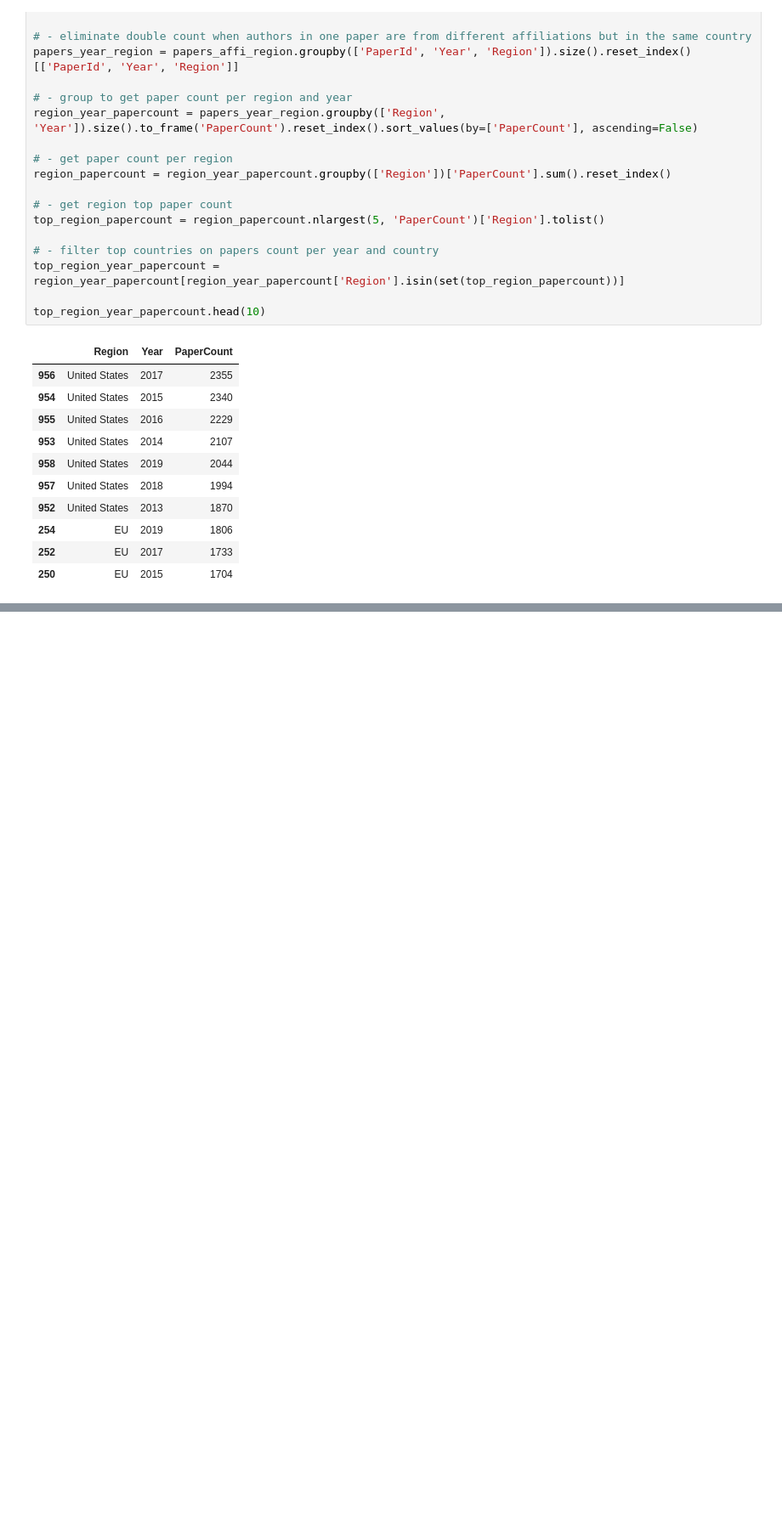
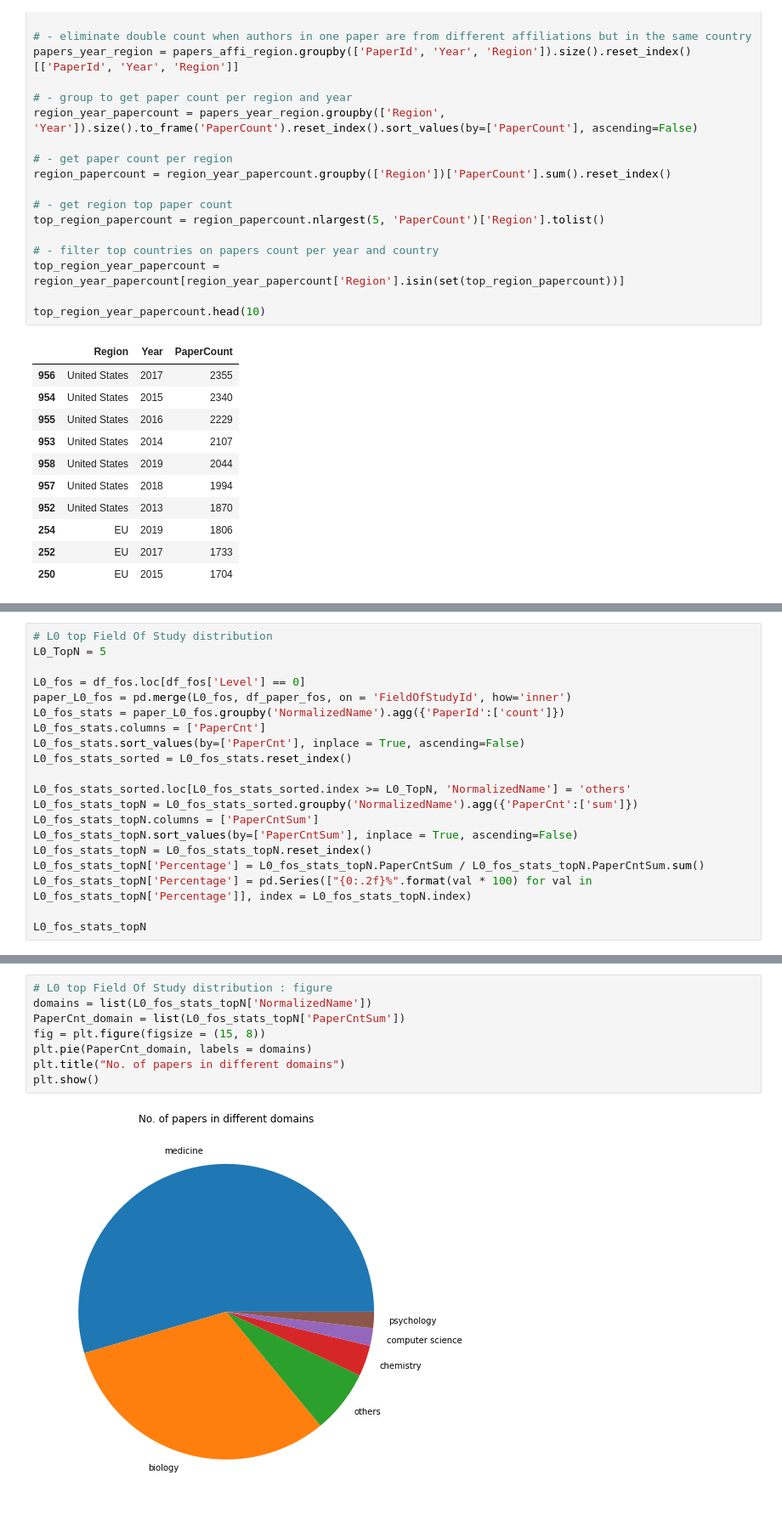
Before and after one commit to LiMa0326/mag-analysis-examples, a Jupyter notebook: pandas-subgraph-local-samples.ipynb, the cells around one changed output, grey strips where cells are left out. Shown: that part at 85% size. Saved outputs shown, nothing was run; the diff lists cells and outputs as text; blank space fills up the shorter version.

```diff
--- a/pandas-subgraph-local-samples.ipynb
+++ b/pandas-subgraph-local-samples.ipynb
@@ -209,0 +211,20 @@ plt.show()
+# %%
+# L0 top Field Of Study distribution
+L0_TopN = 5
+
+L0_fos = df_fos.loc[df_fos['Level'] == 0]
+paper_L0_fos = pd.merge(L0_fos, df_paper_fos, on = 'FieldOfStudyId', how='inner')
+L0_fos_stats = paper_L0_fos.groupby('NormalizedName').agg({'PaperId':['count']})
+L0_fos_stats.columns = ['PaperCnt']
+L0_fos_stats.sort_values(by=['PaperCnt'], inplace = True, ascending=False)
+L0_fos_stats_sorted = L0_fos_stats.reset_index()
+
+L0_fos_stats_sorted.loc[L0_fos_stats_sorted.index >= L0_TopN, 'NormalizedName'] = 'others'
+L0_fos_stats_topN = L0_fos_stats_sorted.groupby('NormalizedName').agg({'PaperCnt':['sum']})
+L0_fos_stats_topN.columns = ['PaperCntSum']
+L0_fos_stats_topN.sort_values(by=['PaperCntSum'], inplace = True, ascending=False)
+L0_fos_stats_topN = L0_fos_stats_topN.reset_index()
+L0_fos_stats_topN['Percentage'] = L0_fos_stats_topN.PaperCntSum / L0_fos_stats_topN.PaperCntSum.sum()
+L0_fos_stats_topN['Percentage'] = pd.Series(["{0:.2f}%".format(val * 100) for val in L0_fos_stats_topN['Percentage']], index = L0_fos_stats_topN.index)
+
+L0_fos_stats_topN
@@ -209,0 +239,10 @@ plt.show()
+# %%
+# L0 top Field Of Study distribution : figure
+domains = list(L0_fos_stats_topN['NormalizedName'])
+PaperCnt_domain = list(L0_fos_stats_topN['PaperCntSum'])
+fig = plt.figure(figsize = (15, 8))
+plt.pie(PaperCnt_domain, labels = domains)
+plt.title("No. of papers in different domains")
+plt.show()
+# %% [output]
+[figure, added]
```
Also changed, not shown: parts of 9 cells of this notebook.
